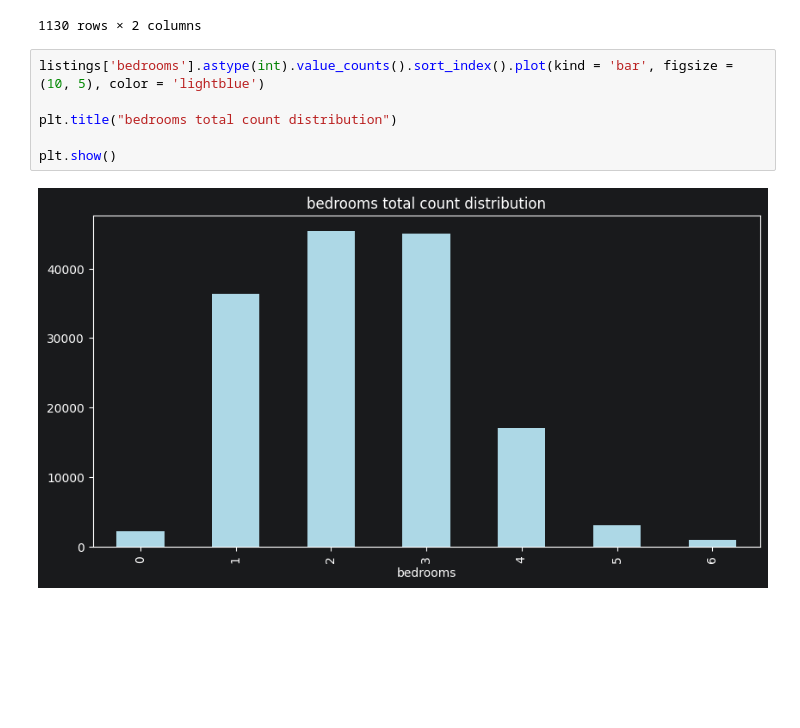
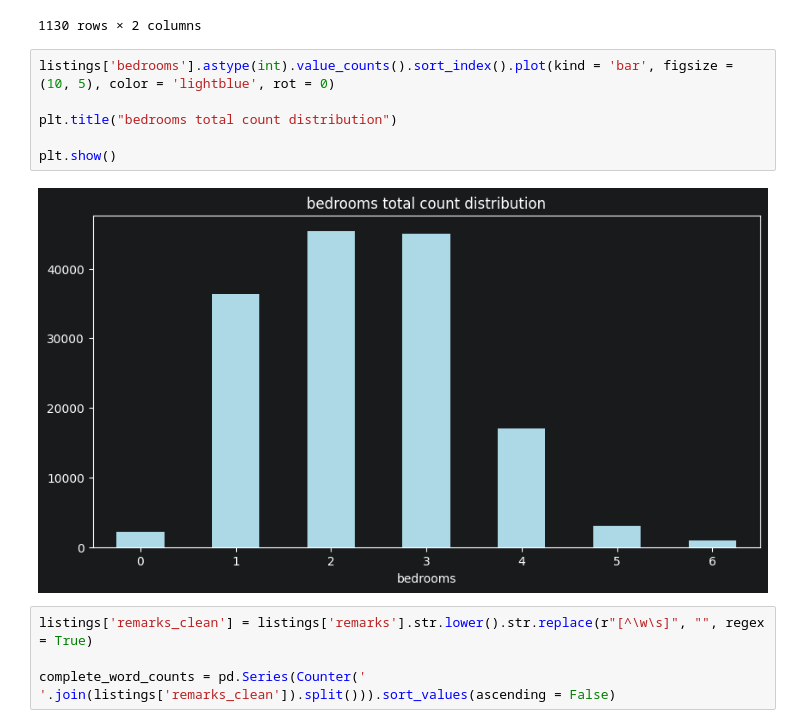
Before and after one commit to LucasWHJ/SSU-Data-Dash-2026-Toronto-Home-Price-Prediction-Challenge, a Jupyter notebook: notebooks/01_eda.ipynb, the cells around one changed output. Cells and saved outputs as stored; diff of their text form; blank space fills up the shorter version.

```diff
--- a/notebooks/01_eda.ipynb
+++ b/notebooks/01_eda.ipynb
@@ -310,10 +312,14 @@ amenities_and_price[amenities_and_price['num_amenities'] == 1].sort_values(by =
 | 116696 | 1 | 258200.0 |
 1130 rows × 2 columns
 # %%
-listings['bedrooms'].astype(int).value_counts().sort_index().plot(kind = 'bar', figsize = (10, 5), color = 'lightblue')
+listings['bedrooms'].astype(int).value_counts().sort_index().plot(kind = 'bar', figsize = (10, 5), color = 'lightblue', rot = 0)
 
 plt.title("bedrooms total count distribution")
 
 plt.show()
 # %% [output]
-[figure, old version]
+[figure, new version]
+# %%
+listings['remarks_clean'] = listings['remarks'].str.lower().str.replace(r"[^\w\s]", "", regex = True)
+
+complete_word_counts = pd.Series(Counter(' '.join(listings['remarks_clean']).split())).sort_values(ascending = False)
```
Also changed, not shown: parts of 2 cells of this notebook.
